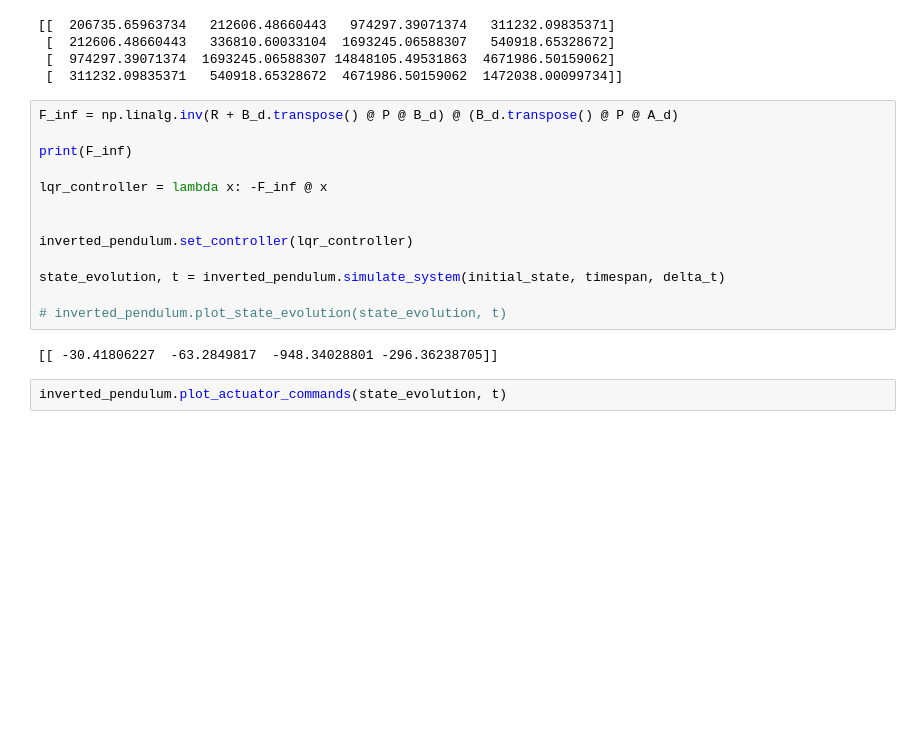
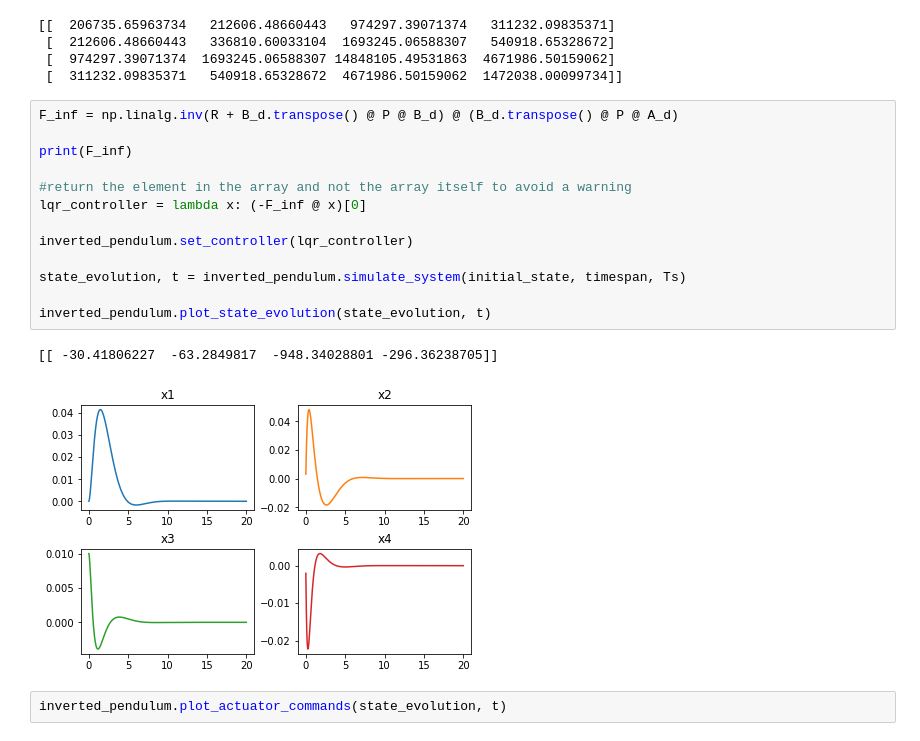
Before and after one commit to naefjo/rl-controller, a Jupyter notebook: model.ipynb, the cells around one changed output. Drawn from its saved outputs; the diff is of its cells as text; blank space fills up the shorter version.

Commit message:
fixed a warning

```diff
--- a/model.ipynb
+++ b/model.ipynb
@@ -92,18 +89,19 @@ print(P)
 # %%
 F_inf = np.linalg.inv(R + B_d.transpose() @ P @ B_d) @ (B_d.transpose() @ P @ A_d)
 
 print(F_inf)
 
-lqr_controller = lambda x: -F_inf @ x
-
+#return the element in the array and not the array itself to avoid a warning
+lqr_controller = lambda x: (-F_inf @ x)[0]
 
 inverted_pendulum.set_controller(lqr_controller)
 
-state_evolution, t = inverted_pendulum.simulate_system(initial_state, timespan, delta_t)
+state_evolution, t = inverted_pendulum.simulate_system(initial_state, timespan, Ts)
 
-# inverted_pendulum.plot_state_evolution(state_evolution, t)
+inverted_pendulum.plot_state_evolution(state_evolution, t)
 # %% [output]
 [[ -30.41806227  -63.2849817  -948.34028801 -296.36238705]]
+[figure, added]
 # %%
 inverted_pendulum.plot_actuator_commands(state_evolution, t)
 # %% [output]
```
Also changed, not shown: parts of 1 cell of this notebook.
